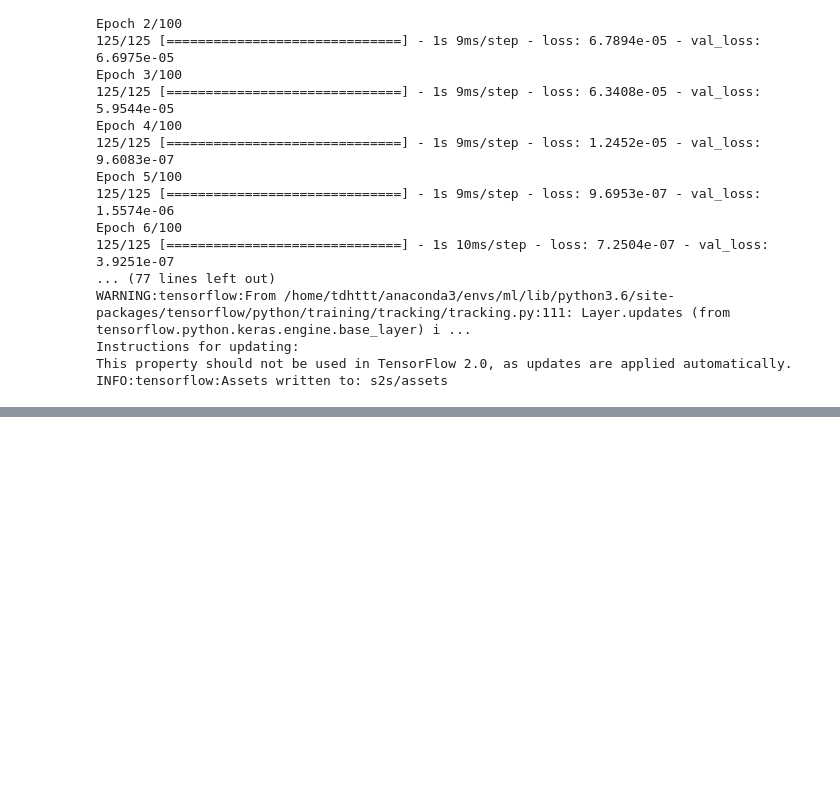
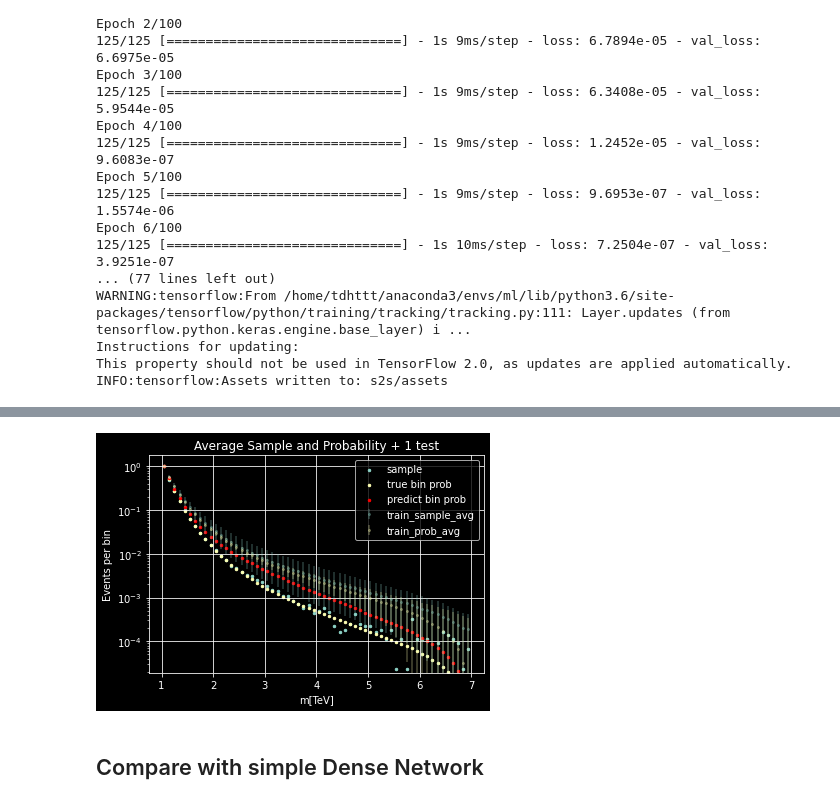
Before and after one commit to TDHTTTT/GCNN, a Jupyter notebook: WIP_bgfit_s2s.ipynb, the cells around one changed output, grey strips where cells are left out. Cells and saved outputs as stored; diff of their text form; code cells hidden in the pictures; blank space fills up the shorter version.

```diff
--- a/WIP_bgfit_s2s.ipynb
+++ b/WIP_bgfit_s2s.ipynb
@@ -283,0 +327,26 @@ plt.show()
+# %%
+pX = X.reshape(X.shape[0], X.shape[1])
+pY = Y.reshape(Y.shape[0], Y.shape[1])
+
+X_avg = np.average(pX, axis=0)
+X_var = np.std(pX, axis=0)
+
+Y_avg = np.average(pY, axis=0)
+Y_var = np.std(pY, axis=0)
+
+plt.yscale("log")
+plt.errorbar(binsc, X_avg, yerr=X_var, fmt='o',markersize=2, label="train_sample_avg",alpha=0.3)
+plt.errorbar(binsc, prob2event(Y_avg), yerr=Y_var, fmt='o',markersize=2, label="train_prob_avg",alpha=0.3)
+plt.scatter(binsc,X_test, s=6, label="sample")
+plt.scatter(binsc, prob2event(Y_test), s=6, label="true bin prob")
+plt.scatter(binsc, prob2event(Y_hat), s=6, label="predict bin prob", c="red")
+plt.grid()
+plt.xlabel("m[TeV]")
+plt.ylabel("Events per bin")
+plt.title("Average Sample and Probability + 1 test")
+plt.legend()
+plt.show()
+# %% [output]
+[figure, added]
+# %% [markdown]
+## Compare with simple Dense Network
```
Also changed, not shown: parts of 23 cells of this notebook.
